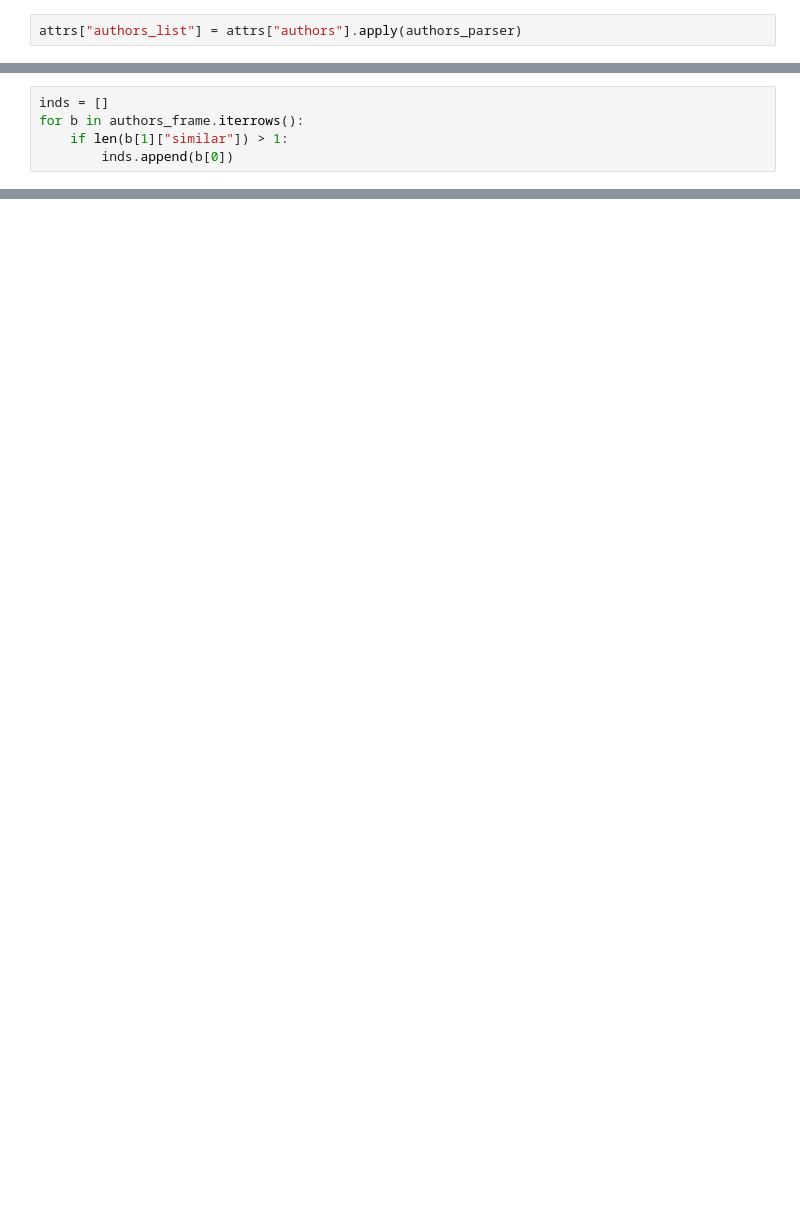
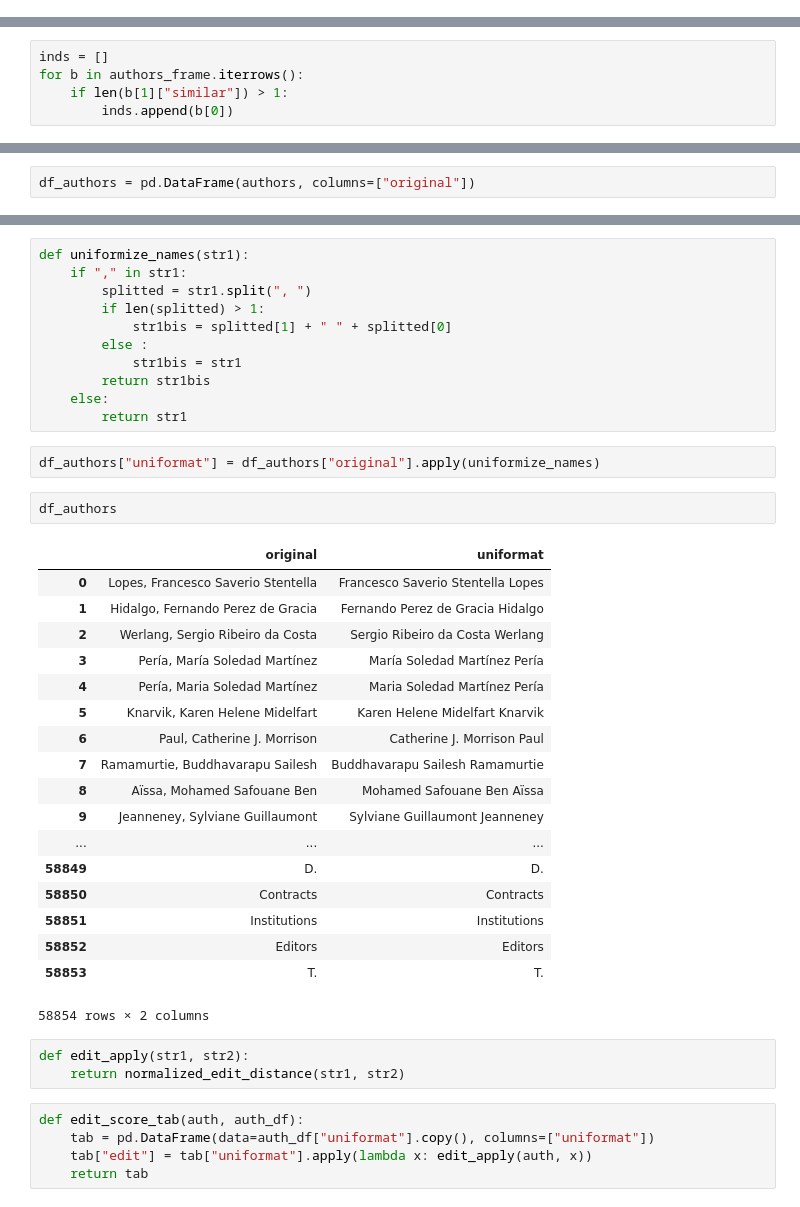
Before and after one commit to BoucheDimitri/CitationsNetwork, a Jupyter notebook: Tests.ipynb, the cells around one changed output, grey strips where cells are left out. Saved outputs shown, nothing was run; the diff lists cells and outputs as text; blank space fills up the shorter version.

```diff
--- a/Tests.ipynb
+++ b/Tests.ipynb
@@ -33,2 +26,0 @@ normalized_edit_distance(dd, d)
-# %%
-attrs["authors_list"] = attrs["authors"].apply(authors_parser)
@@ -257,0 +129,2 @@ TypeError: Can't convert 'list' object to str implicitly
+# %%
+df_authors = pd.DataFrame(authors, columns=["original"])
@@ -257,0 +152,42 @@ TypeError: Can't convert 'list' object to str implicitly
+# %%
+def uniformize_names(str1):
+    if "," in str1:
+        splitted = str1.split(", ")
+        if len(splitted) > 1:
+            str1bis = splitted[1] + " " + splitted[0]
+        else :
+            str1bis = str1
+        return str1bis
+    else:
+        return str1
+# %%
+df_authors["uniformat"] = df_authors["original"].apply(uniformize_names)
+# %%
+df_authors
+# %% [output]
+|  | original | uniformat |
+| 0 | Lopes, Francesco Saverio Stentella | Francesco Saverio Stentella Lopes |
+| 1 | Hidalgo, Fernando Perez de Gracia | Fernando Perez de Gracia Hidalgo |
+| 2 | Werlang, Sergio Ribeiro da Costa | Sergio Ribeiro da Costa Werlang |
+| 3 | Pería, María Soledad Martínez | María Soledad Martínez Pería |
+| 4 | Pería, Maria Soledad Martínez | Maria Soledad Martínez Pería |
+| 5 | Knarvik, Karen Helene Midelfart | Karen Helene Midelfart Knarvik |
+| 6 | Paul, Catherine J. Morrison | Catherine J. Morrison Paul |
+| 7 | Ramamurtie, Buddhavarapu Sailesh | Buddhavarapu Sailesh Ramamurtie |
+| 8 | Aïssa, Mohamed Safouane Ben | Mohamed Safouane Ben Aïssa |
+| 9 | Jeanneney, Sylviane Guillaumont | Sylviane Guillaumont Jeanneney |
+| ... | ... | ... |
+| 58849 | D. | D. |
+| 58850 | Contracts | Contracts |
+| 58851 | Institutions | Institutions |
+| 58852 | Editors | Editors |
+| 58853 | T. | T. |
+58854 rows × 2 columns
+# %%
+def edit_apply(str1, str2):
+    return normalized_edit_distance(str1, str2)
+# %%
+def edit_score_tab(auth, auth_df):
+    tab = pd.DataFrame(data=auth_df["uniformat"].copy(), columns=["uniformat"])
+    tab["edit"] = tab["uniformat"].apply(lambda x: edit_apply(auth, x))
+    return tab
```
Also changed, not shown: parts of 24 cells of this notebook.
